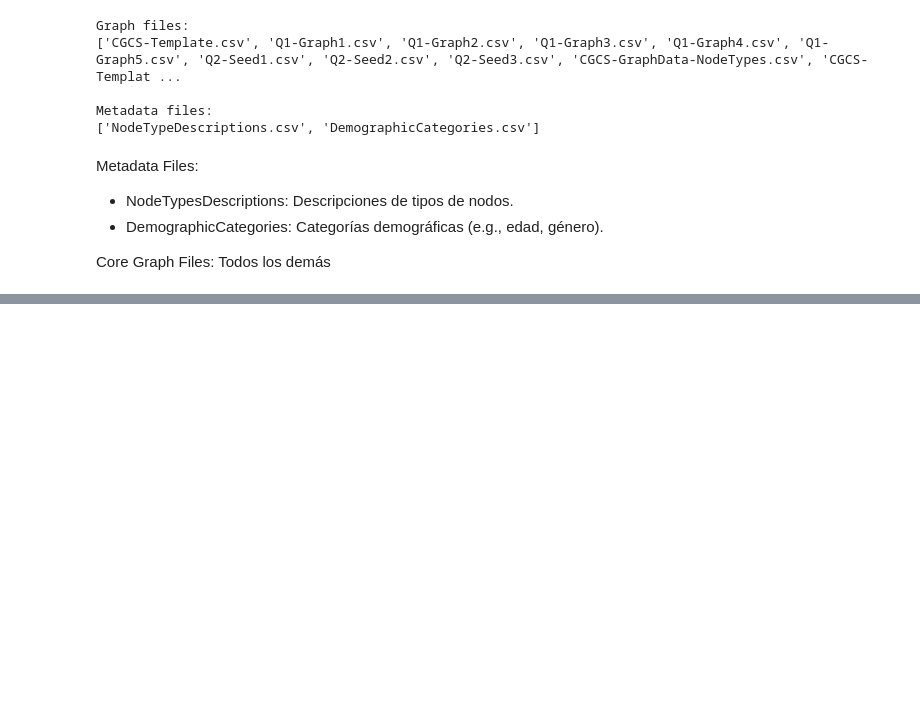
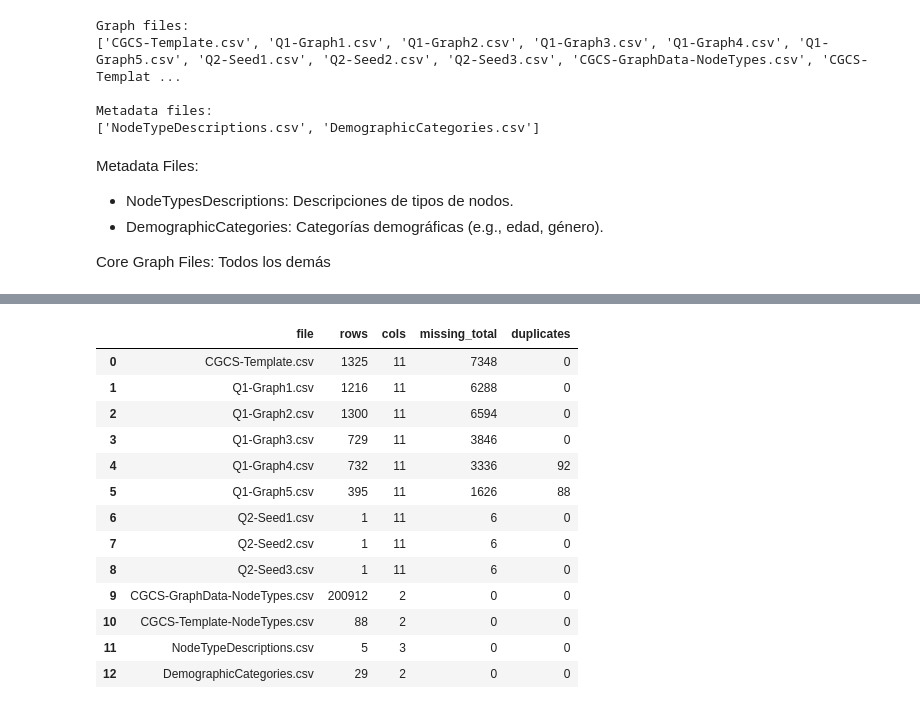
Before and after one commit to Snah-s/data_vis_p1, a Jupyter notebook: src/eda.ipynb, the cells around one changed output, grey strips where cells are left out. Drawn from its saved outputs; the diff is of its cells as text; code cells hidden in the pictures; blank space fills up the shorter version.

```diff
--- a/src/eda.ipynb
+++ b/src/eda.ipynb
@@ -150,0 +245,4 @@ for name, df in loaded.items():
+# %%
+for name, df in loaded.items():
+  if "eType" in df.columns:
+    print(name, sorted(df["eType"].dropna().unique()))
@@ -150,0 +259,7 @@ for name, df in loaded.items():
+# %%
+for name, df in loaded.items():
+  if "Time" in df.columns:
+    print("="*50)
+    print(name)
+    print("min:", df["Time"].min())
+    print("max:", df["Time"].max())
@@ -150,0 +284,7 @@ for name, df in loaded.items():
+# %%
+for name, df in loaded.items():
+  if "Weight" in df.columns:
+    neg = (df["Weight"] < 0).sum()
+    zero = (df["Weight"] == 0).sum()
+
+    print(name, "negative:", neg, "zero:", zero)
@@ -150,0 +301,5 @@ for name, df in loaded.items():
+# %%
+for name, df in loaded.items():
+  if {"Source","Target"}.issubset(df.columns):
+    self_loops = (df["Source"] == df["Target"]).sum()
+    print(name, "self loops:", self_loops)
@@ -150,0 +316,28 @@ for name, df in loaded.items():
+# %%
+quality_report = []
+
+for name, df in loaded.items():
+    quality_report.append({
+        "file": name,
+        "rows": len(df),
+        "cols": len(df.columns),
+        "missing_total": int(df.isna().sum().sum()),
+        "duplicates": int(df.duplicated().sum())
+    })
+
+pd.DataFrame(quality_report)
+# %% [output]
+|  | file | rows | cols | missing_total | duplicates |
+| 0 | CGCS-Template.csv | 1325 | 11 | 7348 | 0 |
+| 1 | Q1-Graph1.csv | 1216 | 11 | 6288 | 0 |
+| 2 | Q1-Graph2.csv | 1300 | 11 | 6594 | 0 |
+| 3 | Q1-Graph3.csv | 729 | 11 | 3846 | 0 |
+| 4 | Q1-Graph4.csv | 732 | 11 | 3336 | 92 |
+| 5 | Q1-Graph5.csv | 395 | 11 | 1626 | 88 |
+| 6 | Q2-Seed1.csv | 1 | 11 | 6 | 0 |
+| 7 | Q2-Seed2.csv | 1 | 11 | 6 | 0 |
+| 8 | Q2-Seed3.csv | 1 | 11 | 6 | 0 |
+| 9 | CGCS-GraphData-NodeTypes.csv | 200912 | 2 | 0 | 0 |
+| 10 | CGCS-Template-NodeTypes.csv | 88 | 2 | 0 | 0 |
+| 11 | NodeTypeDescriptions.csv | 5 | 3 | 0 | 0 |
+| 12 | DemographicCategories.csv | 29 | 2 | 0 | 0 |
```
Also changed, not shown: parts of 31 cells of this notebook.
